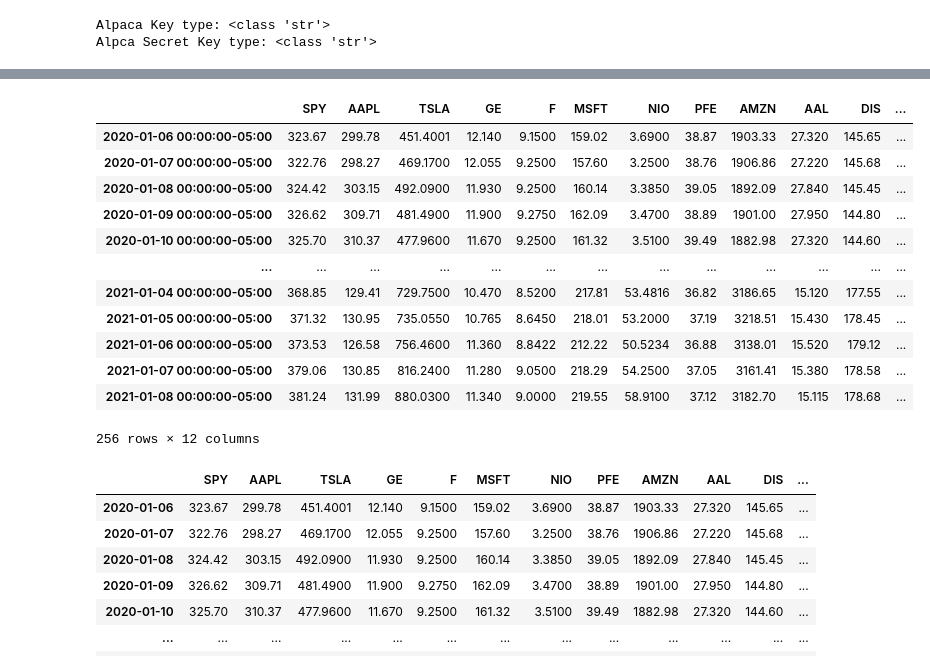
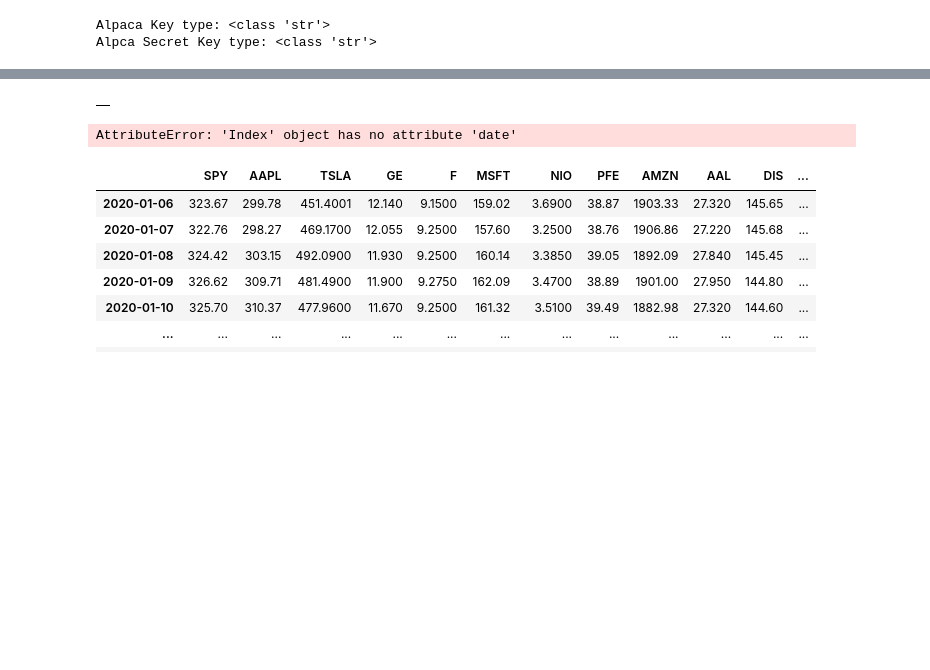
Before and after one commit to jtmcginley123/project-two, a Jupyter notebook: Jorge/sharpe_ratio.ipynb, the cells around one changed output, grey strips where cells are left out. Cells and saved outputs as stored; diff of their text form; code cells hidden in the pictures; blank space fills up the shorter version.

```diff
--- a/Jorge/sharpe_ratio.ipynb
+++ b/Jorge/sharpe_ratio.ipynb
@@ -62,27 +62,17 @@ df_ticker
 # %%
-df_closing_vol = pd.DataFrame()
+df_closing_prices = pd.DataFrame()
 
 for ticker in tickers:
     df_closing_vol[ticker] = df_ticker[ticker]['close']
 # Preview DataFrame
 # YOUR CODE HERE!
-df_closing_vol
+df_closing_prices
 # %% [output]
-|  | SPY | AAPL | TSLA | GE | F | MSFT | NIO | PFE | AMZN | AAL | DIS | ... |
-| 2020-01-06 00:00:00-05:00 | 323.67 | 299.78 | 451.4001 | 12.140 | 9.1500 | 159.02 | 3.6900 | 38.87 | 1903.33 | 27.320 | 145.65 | ... |
-| 2020-01-07 00:00:00-05:00 | 322.76 | 298.27 | 469.1700 | 12.055 | 9.2500 | 157.60 | 3.2500 | 38.76 | 1906.86 | 27.220 | 145.68 | ... |
-| 2020-01-08 00:00:00-05:00 | 324.42 | 303.15 | 492.0900 | 11.930 | 9.2500 | 160.14 | 3.3850 | 39.05 | 1892.09 | 27.840 | 145.45 | ... |
-| 2020-01-09 00:00:00-05:00 | 326.62 | 309.71 | 481.4900 | 11.900 | 9.2750 | 162.09 | 3.4700 | 38.89 | 1901.00 | 27.950 | 144.80 | ... |
-| 2020-01-10 00:00:00-05:00 | 325.70 | 310.37 | 477.9600 | 11.670 | 9.2500 | 161.32 | 3.5100 | 39.49 | 1882.98 | 27.320 | 144.60 | ... |
-| ... | ... | ... | ... | ... | ... | ... | ... | ... | ... | ... | ... | ... |
-| 2021-01-04 00:00:00-05:00 | 368.85 | 129.41 | 729.7500 | 10.470 | 8.5200 | 217.81 | 53.4816 | 36.82 | 3186.65 | 15.120 | 177.55 | ... |
-| 2021-01-05 00:00:00-05:00 | 371.32 | 130.95 | 735.0550 | 10.765 | 8.6450 | 218.01 | 53.2000 | 37.19 | 3218.51 | 15.430 | 178.45 | ... |
-| 2021-01-06 00:00:00-05:00 | 373.53 | 126.58 | 756.4600 | 11.360 | 8.8422 | 212.22 | 50.5234 | 36.88 | 3138.01 | 15.520 | 179.12 | ... |
-| 2021-01-07 00:00:00-05:00 | 379.06 | 130.85 | 816.2400 | 11.280 | 9.0500 | 218.29 | 54.2500 | 37.05 | 3161.41 | 15.380 | 178.58 | ... |
-| 2021-01-08 00:00:00-05:00 | 381.24 | 131.99 | 880.0300 | 11.340 | 9.0000 | 219.55 | 58.9100 | 37.12 | 3182.70 | 15.115 | 178.68 | ... |
+|  |
-256 rows × 12 columns
 # %%
 df_closing_prices.index = df_closing_prices.index.date
+# %% [output]
+AttributeError: 'Index' object has no attribute 'date'
 # %%
 df_closing_prices
 # %% [output]
```
Also changed, not shown: parts of 10 cells of this notebook.
